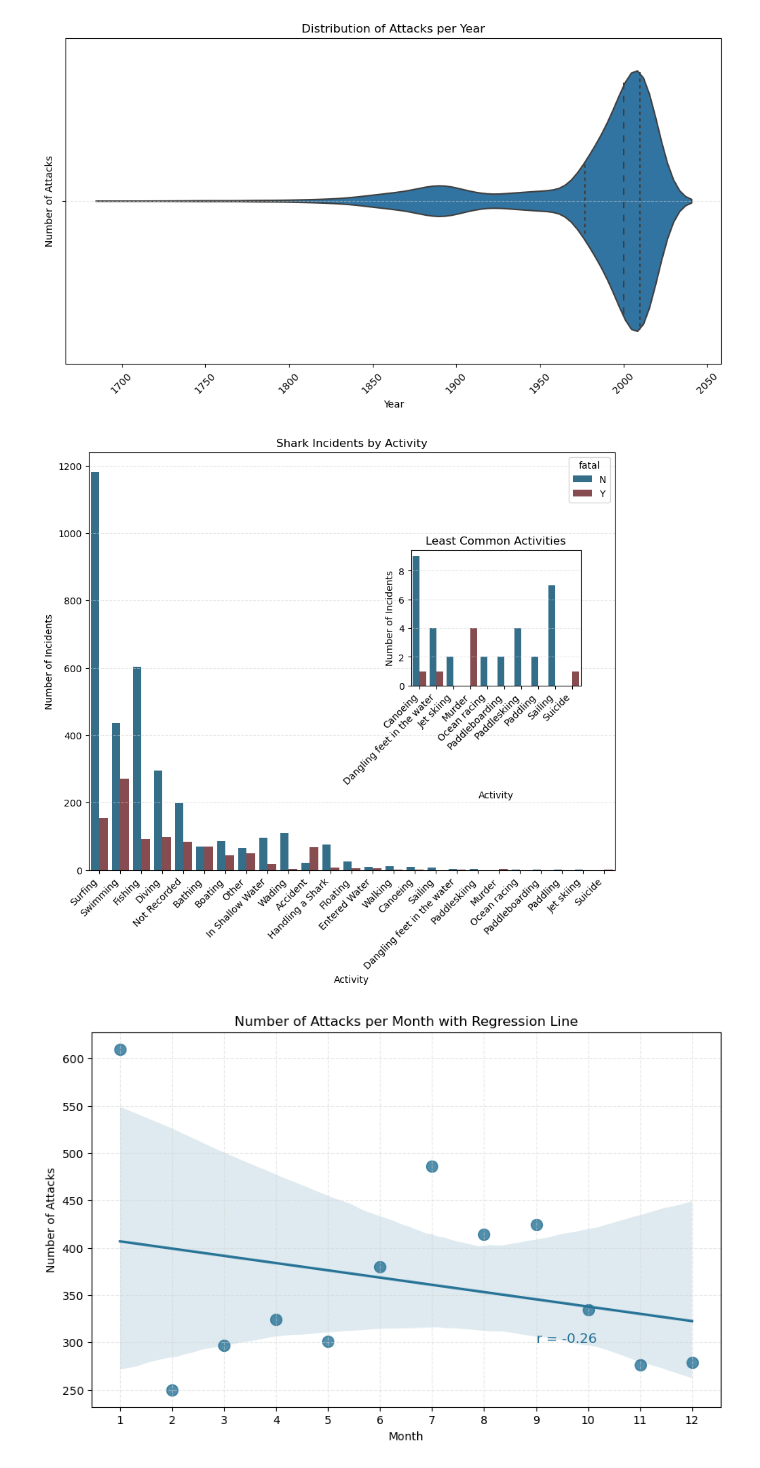
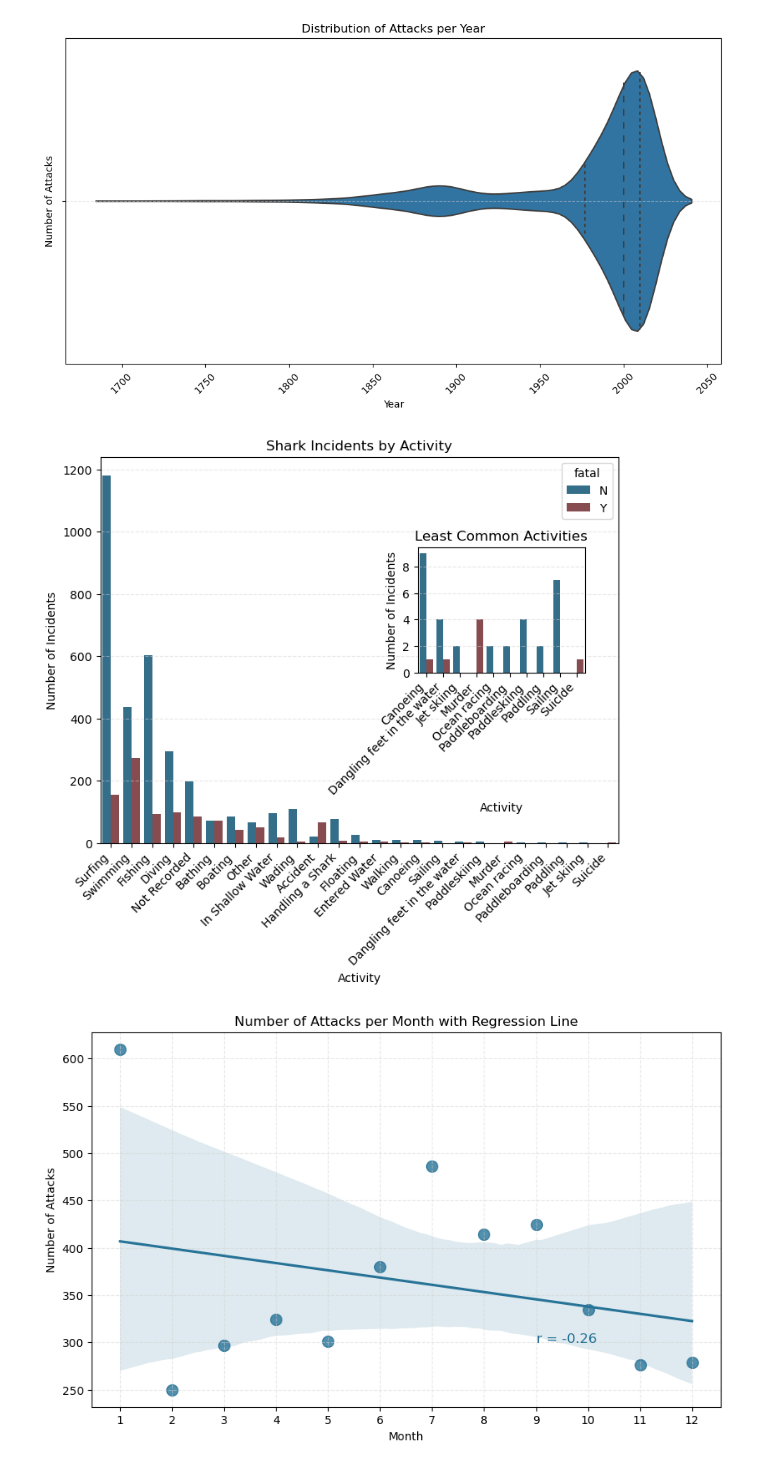
Before and after one commit to HagenGrant/project-1-group-05, a Jupyter notebook: Shark Attacks-checkpoint.ipynb, the cells around one changed output. Saved outputs shown, nothing was run; the diff lists cells and outputs as text; code cells hidden in the pictures.

```diff
--- a/Shark Attacks-checkpoint.ipynb
+++ b/Shark Attacks-checkpoint.ipynb
@@ -660,35 +661,35 @@ fatal_activities = fatal_activities.reset_index()
 # get fatal values seperate
 fatal_activities_melted = fatal_activities.melt(id_vars=['activity'], value_vars=['N', 'Y'], var_name='fatal', value_name='count')
 
 # Sort in descending order and find bottom counts
 order = fatal_activities_melted.groupby('activity')['count'].sum().sort_values(ascending=False).index
 bottom_activities = fatal_activities_melted.groupby('activity')['count'].sum().nsmallest(10).index
 
 # create
 colors = {"Y": "#904247", "N": "#277397"}
-plt.figure(figsize=(10, 8))
+plt.figure(figsize=(8, 6))
 sns.barplot(data=fatal_activities_melted, x='activity', y='count', hue='fatal', order=order, palette=colors)
 plt.xticks(rotation=45, ha='right')  # Rotate x-axis labels for better readability
 plt.xlabel('Activity')
 plt.ylabel('Number of Incidents')
 plt.title('Shark Incidents by Activity')
 plt.grid(axis="y", color="lightgrey", linestyle="--", alpha=.5)
 
 # create insert for smallest values
 ax_inset = plt.axes([0.6, 0.45, 0.25, 0.25])
 sns.barplot(data=fatal_activities_melted[fatal_activities_melted['activity'].isin(bottom_activities)],
             x='activity', y='count', hue='fatal', palette=colors, ax=ax_inset)
 plt.xticks(rotation=45, ha='right')
 plt.xlabel('Activity')
 plt.ylabel('Number of Incidents')
 plt.title('Least Common Activities')
 
 ax_inset.legend().remove()
 
 plt.grid(axis="y", color="lightgrey", linestyle="--", alpha=.5)
 plt.show()
 # %% [output]
-[figure, old version]
+[figure, new version]
 # %%
 import seaborn as sns
 import matplotlib.pyplot as plt
```
Also changed, not shown: parts of 17 cells of this notebook.
